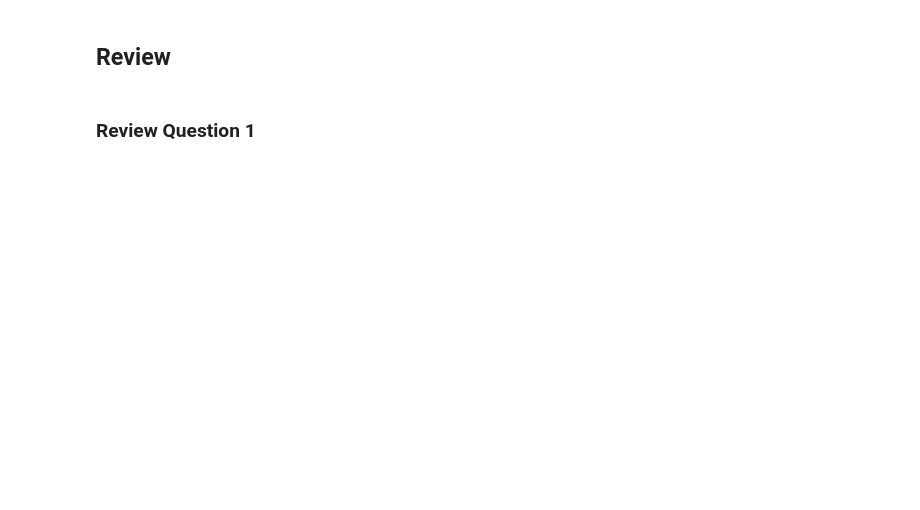
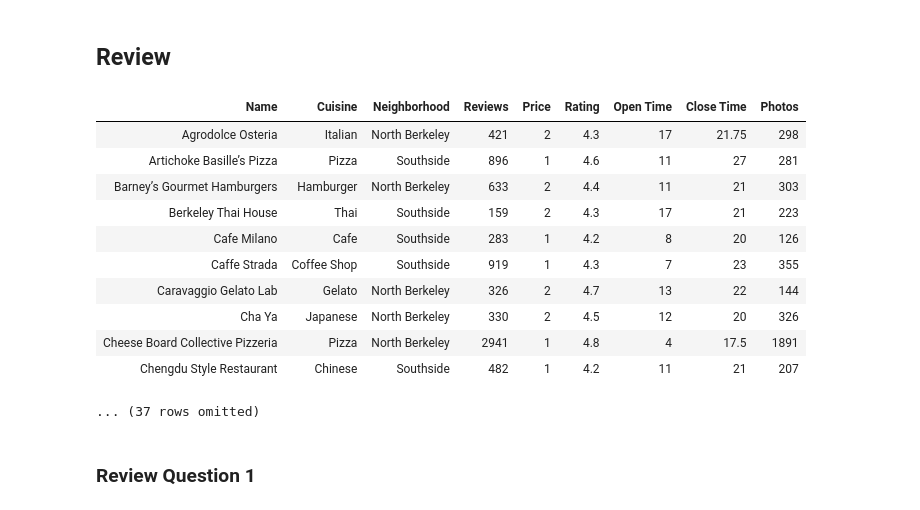
Before and after one commit to kystewart/materials-sp25, a Jupyter notebook: lec/lec22/lec22.ipynb, the cells around one changed output. Drawn from its saved outputs; the diff is of its cells as text; code cells hidden in the pictures; blank space fills up the shorter version.

```diff
--- a/lec/lec22/lec22.ipynb
+++ b/lec/lec22/lec22.ipynb
@@ -16,2 +14,17 @@ southside_and_north_berkeley = restaurants.where('Neighborhood',
+# %%
+restaurants
+# %% [output]
+| Name | Cuisine | Neighborhood | Reviews | Price | Rating | Open Time | Close Time | Photos |
+| Agrodolce Osteria | Italian | North Berkeley | 421 | 2 | 4.3 | 17 | 21.75 | 298 |
+| Artichoke Basille’s Pizza | Pizza | Southside | 896 | 1 | 4.6 | 11 | 27 | 281 |
+| Barney’s Gourmet Hamburgers | Hamburger | North Berkeley | 633 | 2 | 4.4 | 11 | 21 | 303 |
+| Berkeley Thai House | Thai | Southside | 159 | 2 | 4.3 | 17 | 21 | 223 |
+| Cafe Milano | Cafe | Southside | 283 | 1 | 4.2 | 8 | 20 | 126 |
+| Caffe Strada | Coffee Shop | Southside | 919 | 1 | 4.3 | 7 | 23 | 355 |
+| Caravaggio Gelato Lab | Gelato | North Berkeley | 326 | 2 | 4.7 | 13 | 22 | 144 |
+| Cha Ya | Japanese | North Berkeley | 330 | 2 | 4.5 | 12 | 20 | 326 |
+| Cheese Board Collective Pizzeria | Pizza | North Berkeley | 2941 | 1 | 4.8 | 4 | 17.5 | 1891 |
+| Chengdu Style Restaurant | Chinese | Southside | 482 | 1 | 4.2 | 11 | 21 | 207 |
+... (37 rows omitted)
 # %% [markdown]
 ### Review Question 1
```
Also changed, not shown: parts of 20 cells of this notebook.
